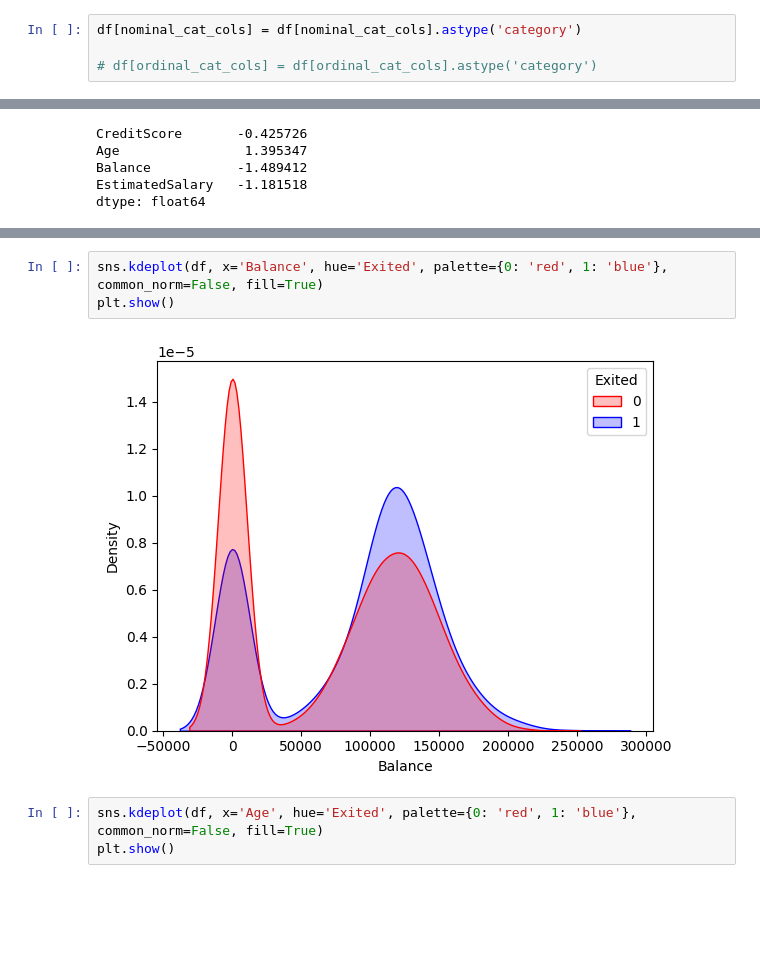
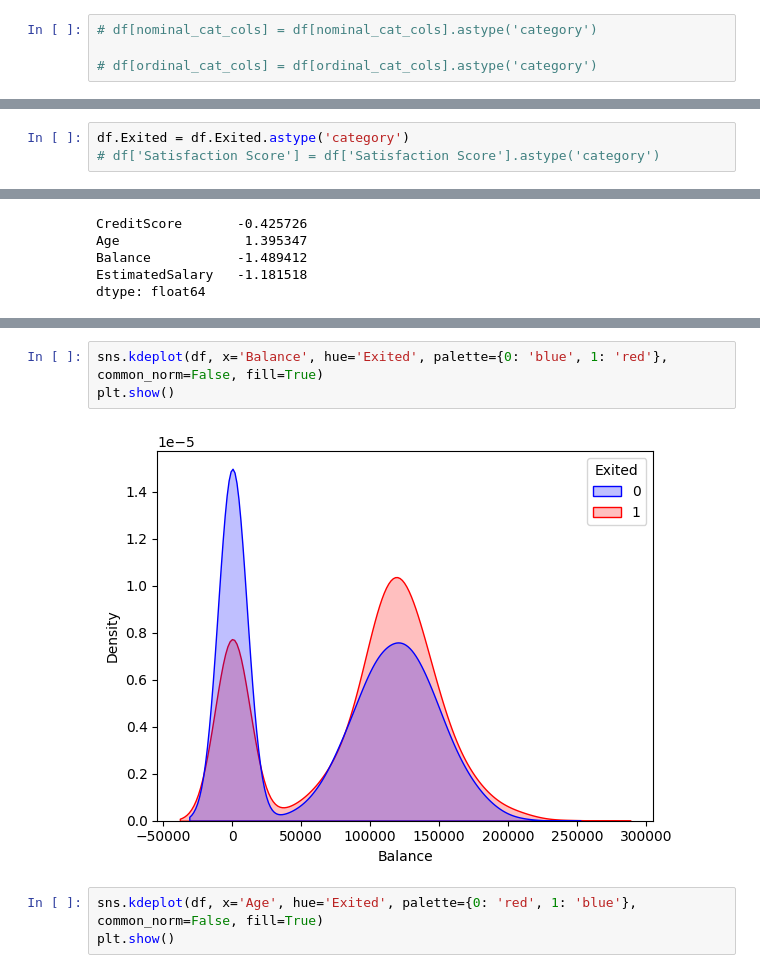
Before and after one commit to Bayan2019/02_customer_churn, a Jupyter notebook: bank-customer-churn-prediction.ipynb, the cells around one changed output, grey strips where cells are left out. Saved outputs shown, nothing was run; the diff lists cells and outputs as text; blank space fills up the shorter version.

```diff
--- a/bank-customer-churn-prediction.ipynb
+++ b/bank-customer-churn-prediction.ipynb
@@ -147,6 +145,6 @@ ordinal_cat_cols = ['Tenure', 'NumOfProducts', 'HasCrCard', 'IsActiveMember', 'E
 
 numerical_cols = ['CreditScore', 'Age', 'Balance', 'EstimatedSalary']
 # %%
-df[nominal_cat_cols] = df[nominal_cat_cols].astype('category')
+# df[nominal_cat_cols] = df[nominal_cat_cols].astype('category')
 
 # df[ordinal_cat_cols] = df[ordinal_cat_cols].astype('category')
@@ -172,3 +151,6 @@ fig.show()
+# %%
+df.Exited = df.Exited.astype('category')
+# df['Satisfaction Score'] = df['Satisfaction Score'].astype('category')
 # %%
 df['Exited'].value_counts()/df.shape[0]
 # %% [output]
@@ -354,8 +313,8 @@ plt.show()
 # %%
-sns.kdeplot(df, x='Balance', hue='Exited', palette={0: 'red', 1: 'blue'}, common_norm=False, fill=True)
+sns.kdeplot(df, x='Balance', hue='Exited', palette={0: 'blue', 1: 'red'}, common_norm=False, fill=True)
 plt.show()
 # %% [output]
-[figure, old version]
+[figure, new version]
 # %%
 sns.kdeplot(df, x='Age', hue='Exited', palette={0: 'red', 1: 'blue'}, common_norm=False, fill=True)
 plt.show()
```
Also changed, not shown: parts of 25 cells of this notebook.
